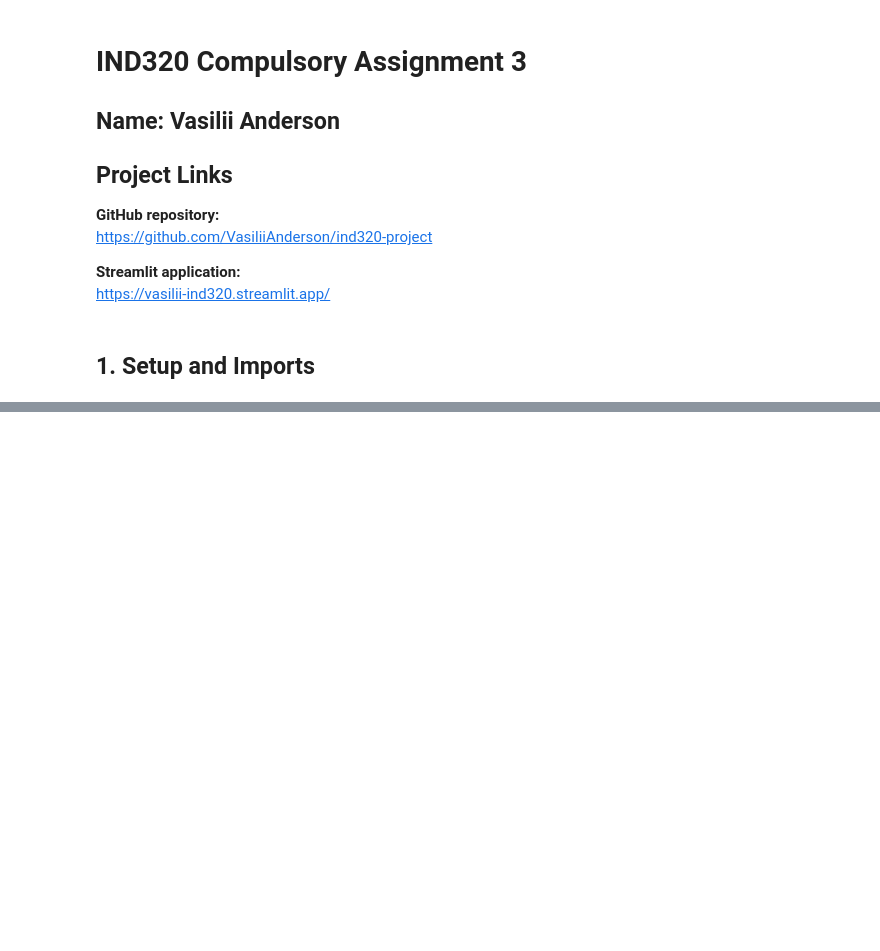
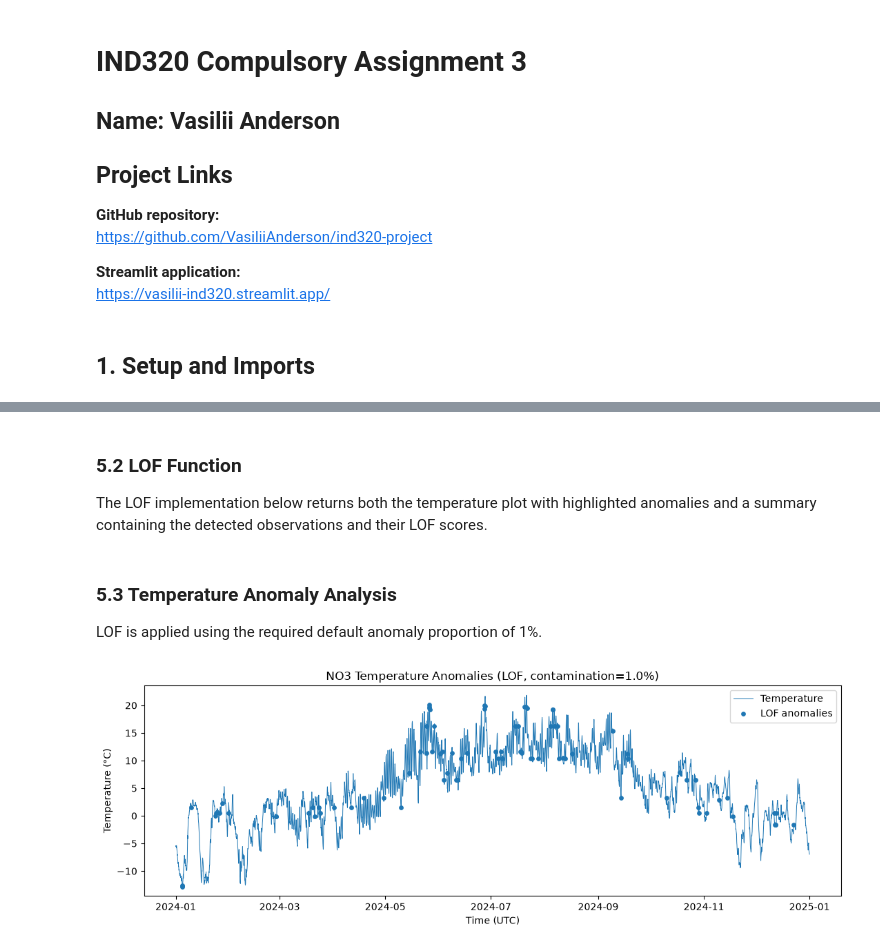
Before and after one commit to VasiliiAnderson/ind320-project, a Jupyter notebook: notebooks/compulsory_3.ipynb, the cells around one changed output, grey strips where cells are left out. Cells and saved outputs as stored; diff of their text form; code cells hidden in the pictures; blank space fills up the shorter version.

```diff
--- a/notebooks/compulsory_3.ipynb
+++ b/notebooks/compulsory_3.ipynb
@@ -992,0 +990,16 @@ plt.show()
+# %%
+# Extract the average regional temperature series used for LOF.
+
+temperature_series = (
+    weather_no3_hourly
+    .set_index("time")[
+        "avg_temperature"
+    ]
+    .rename(
+        "Temperature (°C)"
+    )
+)
+
+display(
+    temperature_series.head()
+)
@@ -992,0 +1014,4 @@ plt.show()
+# %% [markdown]
+### 5.2 LOF Function
+
+The LOF implementation below returns both the temperature plot with highlighted anomalies and a summary containing the detected observations and their LOF scores.
@@ -992,0 +1114,17 @@ plt.show()
+# %% [markdown]
+### 5.3 Temperature Anomaly Analysis
+
+LOF is applied using the required default anomaly proportion of 1%.
+# %%
+# Apply LOF using an expected anomaly proportion of 1%.
+
+fig, temperature_summary = (
+    temperature_lof(
+        temperature_series,
+        contamination=0.01,
+    )
+)
+
+plt.show()
+# %% [output]
+[figure, added]
```
Also changed, not shown: parts of 111 cells of this notebook.
